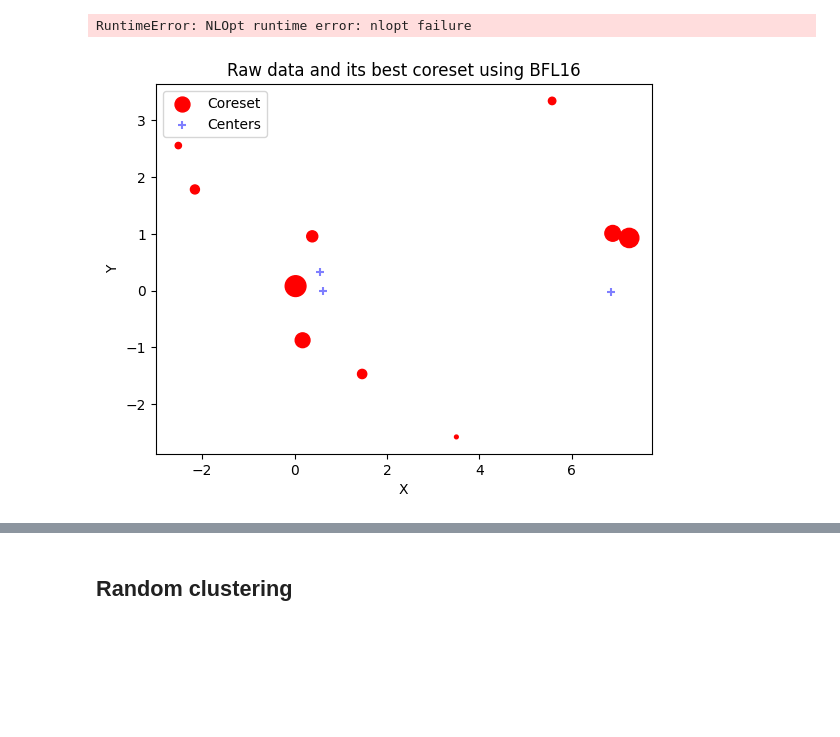
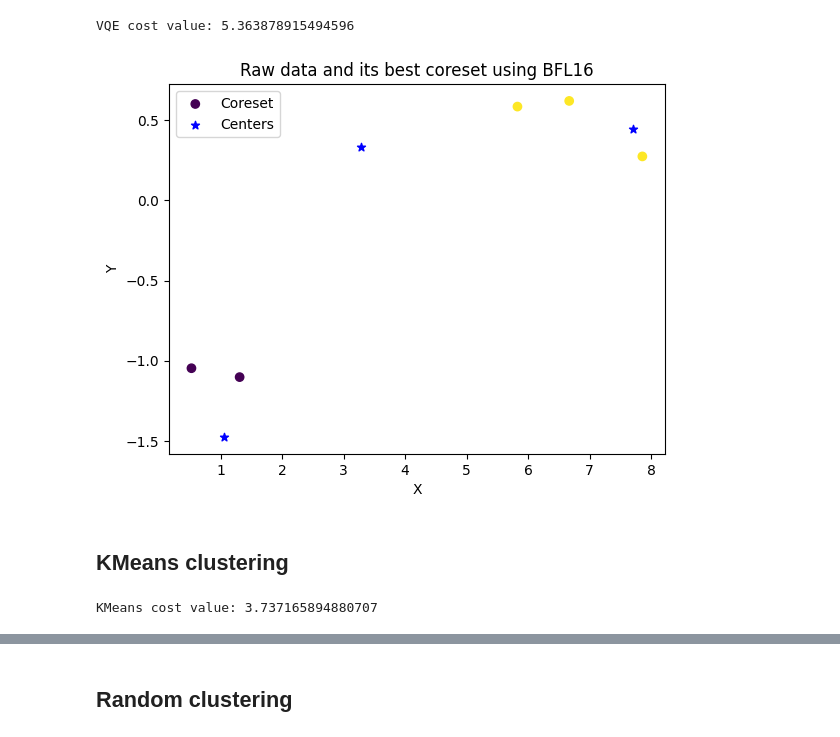
Before and after one commit to Boniface316/bigdata_vqa, a Jupyter notebook: Notebooks/3-means_toy_experiment.ipynb, the cells around one changed output, grey strips where cells are left out. Drawn from its saved outputs; the diff is of its cells as text; code cells hidden in the pictures; blank space fills up the shorter version.

Commit message:
fix(Opt error with VQE simulator):

```diff
--- a/Notebooks/3-means_toy_experiment.ipynb
+++ b/Notebooks/3-means_toy_experiment.ipynb
@@ -13,6 +15,7 @@ import matplotlib.pyplot as plt
 # %%
 qubits = 10
-coreset_size = int(qubits / 2)
+number_of_qubits_representing_data_point = 2
+coreset_size = int(qubits / number_of_qubits_representing_data_point)
 circuit_depth = 1
 max_shots = 1000
 max_iterations = 100
@@ -21,11 +24,12 @@ number_of_corsets_to_evaluate = 15
 number_of_centroid_evaluation = 20
 # %%
 raw_data = Coreset.create_dataset(1000)
+raw_data_df = pd.DataFrame(raw_data, columns=list("XY"))
 
 coreset = Coreset(
     raw_data=raw_data,
     number_of_sampling_for_centroids=10,
-    coreset_size=10,
+    coreset_size=coreset_size,
     number_of_coresets_to_evaluate=4,
     coreset_method="BFL2",
 )
@@ -35,5 +39,10 @@ coreset_vectors, coreset_weights = coreset.get_best_coresets()
 coreset_df = pd.DataFrame(coreset_vectors, columns=list("XY"))
 coreset_df["weights"] = coreset_weights
 coreset_df["Name"] = [chr(i + 65) for i in coreset_df.index]
+
+plt.scatter(raw_data_df["X"], raw_data_df["Y"], label="Raw Data")
+plt.scatter(coreset_df["X"], coreset_df["Y"], label="Coreset", marker="x")
+plt.legend()
+plt.show()
 # %% [output]
 Using BFL2 method to generate coresets
@@ -41,12 +51,13 @@ Using BFL2 method to generate coresets
 optimizer = cudaq.optimizers.COBYLA()
 
 k3meansVQE = K3MeansClusteringVQE(
+        qubits=qubits,
         create_circuit=get_VQE_circuit,
         circuit_depth=1,
         optimizer_function=get_optimizer_for_VQE,
         optimizer=optimizer,
         create_Hamiltonian=get_K3_Hamiltonian,
-        number_of_qubits_representing_data=2,
+        number_of_qubits_representing_data=number_of_qubits_representing_data_point,
         normalize_vectors=True,
         max_iterations=max_iterations,
         max_shots=max_shots,
@@ -57,24 +68,40 @@ centers = k3meansVQE.get_cluster_centers(
 )
 
 
-VQE_cost_value = k3meansVQE.get_3means_cost(
-    raw_data, centers
+VQE_cost_value, labels = k3meansVQE.get_3means_cost(
+    coreset_vectors, centers
 )
 
 
 print(f"VQE cost value: {VQE_cost_value}")
 # %% [output]
-RuntimeError: NLOpt runtime error: nlopt failure
+VQE cost value: 5.363878915494596
 # %%
-df = pd.DataFrame(
-        {"X": coreset_vectors[:, 0], "Y": coreset_vectors[:, 1], "Weights": coreset_weights}
-    )
-plt.scatter(df["X"], df["Y"], s=df["Weights"], label="Coreset", color="r")
-plt.scatter(centers[:, 0], centers[:, 1], label="Centers", alpha=0.5, color="b", marker="+")
+coreset_df["k"] = labels
+
+plt.scatter(coreset_df["X"], coreset_df["Y"], c=coreset_df["k"], label="Coreset", cmap='viridis')
+plt.scatter(centers[:, 0], centers[:, 1], label="Centers", color="b", marker="*")
+
 plt.xlabel("X")
 plt.ylabel("Y")
 plt.title("Raw data and its best coreset using BFL16")
 plt.legend()
 plt.show()
 # %% [output]
-[figure, old version]
+[figure, new version]
+# %% [markdown]
+## KMeans clustering
+# %%
+K3meansKMeans =  K3MeansClusteringKMeans(normalize_vectors=False)
+
+centers = K3meansKMeans.get_cluster_centers(
+    coreset_df=raw_data_df, vector_columns=["X", "Y"], weight_columns="weights"
+)
+
+KMeans_cost, labels = K3meansKMeans.get_3means_cost(
+    coreset_vectors, centers
+)
+
+print(f"KMeans cost value: {KMeans_cost}")
+# %% [output]
+KMeans cost value: 3.737165894880707
```
Also changed, not shown: parts of 10 cells of this notebook, 2 other files.
